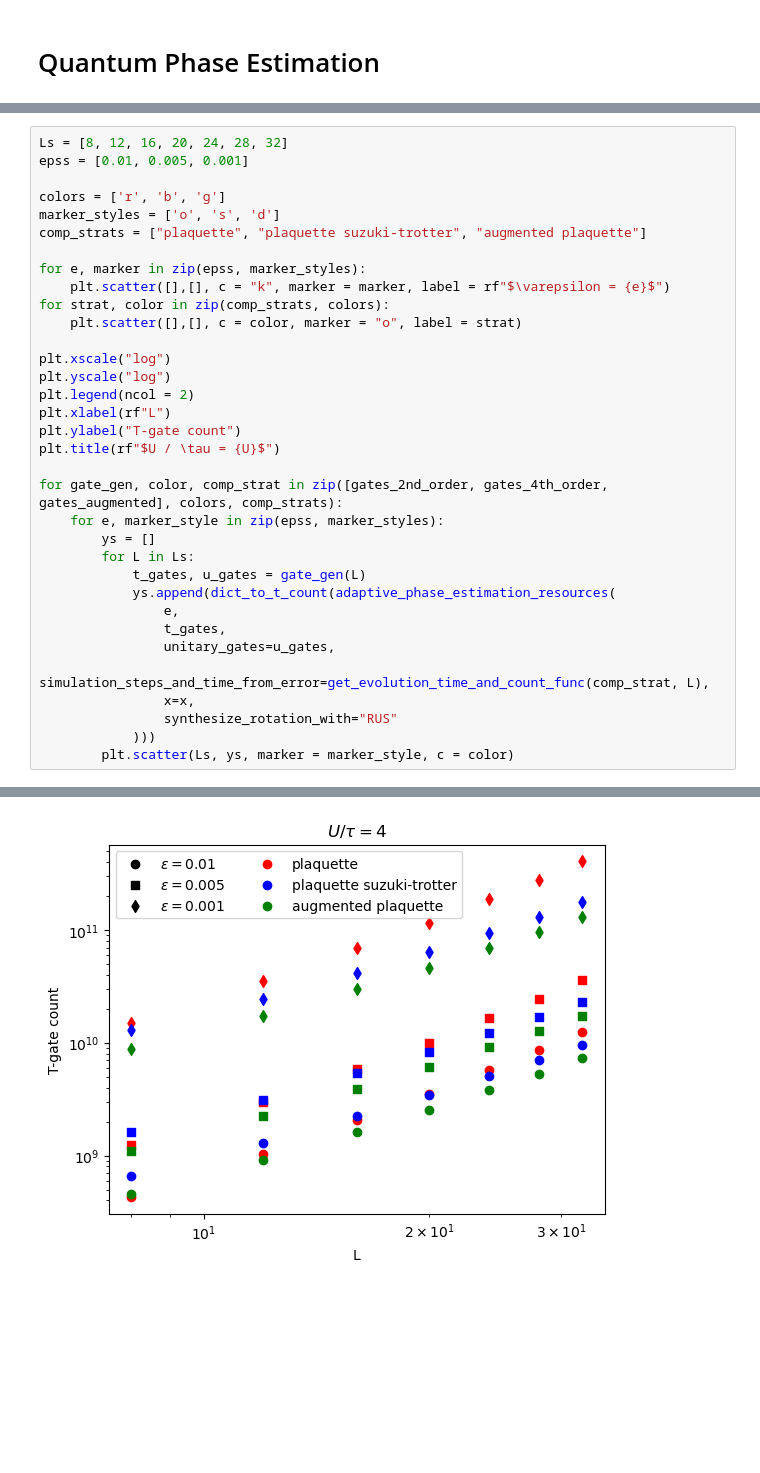
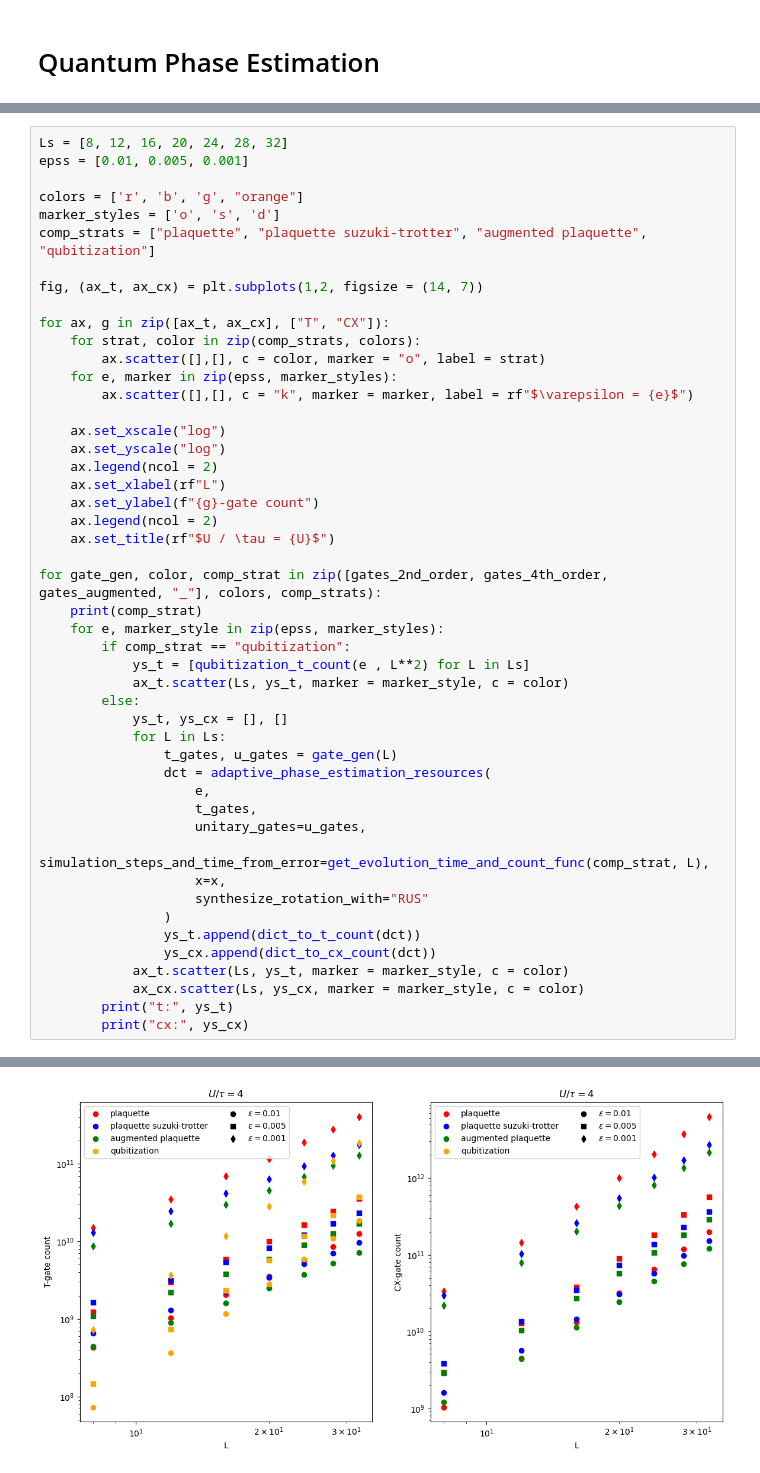
Before and after one commit to BjornTCC/lie-trotterization, a Jupyter notebook: square_lattice.ipynb, the cells around one changed output, grey strips where cells are left out. Drawn from its saved outputs; the diff is of its cells as text; blank space fills up the shorter version.

```diff
--- a/square_lattice.ipynb
+++ b/square_lattice.ipynb
@@ -231,34 +310,48 @@ for gate_gen, color, comp_strat in zip([gates_2nd_order, gates_4th_order, gates_
 Ls = [8, 12, 16, 20, 24, 28, 32]
 epss = [0.01, 0.005, 0.001]
 
-colors = ['r', 'b', 'g']
+colors = ['r', 'b', 'g', "orange"]
 marker_styles = ['o', 's', 'd']
-comp_strats = ["plaquette", "plaquette suzuki-trotter", "augmented plaquette"]
+comp_strats = ["plaquette", "plaquette suzuki-trotter", "augmented plaquette", "qubitization"]
 
-for e, marker in zip(epss, marker_styles):
-    plt.scatter([],[], c = "k", marker = marker, label = rf"$\varepsilon = {e}$")
-for strat, color in zip(comp_strats, colors):
-    plt.scatter([],[], c = color, marker = "o", label = strat)
+fig, (ax_t, ax_cx) = plt.subplots(1,2, figsize = (14, 7))
 
-plt.xscale("log")
-plt.yscale("log")
-plt.legend(ncol = 2)
-plt.xlabel(rf"L")
-plt.ylabel("T-gate count")
-plt.title(rf"$U / \tau = {U}$")
+for ax, g in zip([ax_t, ax_cx], ["T", "CX"]):
+    for strat, color in zip(comp_strats, colors):
+        ax.scatter([],[], c = color, marker = "o", label = strat)
+    for e, marker in zip(epss, marker_styles):
+        ax.scatter([],[], c = "k", marker = marker, label = rf"$\varepsilon = {e}$")
 
-for gate_gen, color, comp_strat in zip([gates_2nd_order, gates_4th_order, gates_augmented], colors, comp_strats):
+    ax.set_xscale("log")
+    ax.set_yscale("log")
+    ax.legend(ncol = 2)
+    ax.set_xlabel(rf"L")
+    ax.set_ylabel(f"{g}-gate count")
+    ax.legend(ncol = 2)
+    ax.set_title(rf"$U / \tau = {U}$")
+
+for gate_gen, color, comp_strat in zip([gates_2nd_order, gates_4th_order, gates_augmented, "_"], colors, comp_strats):
+    print(comp_strat)
     for e, marker_style in zip(epss, marker_styles):
-        ys = []
-        for L in Ls:
-            t_gates, u_gates = gate_gen(L)
-            ys.append(dict_to_t_count(adaptive_phase_estimation_resources(
-                e,
-                t_gates,
-                unitary_gates=u_gates,
-                simulation_steps_and_time_from_error=get_evolution_time_and_count_func(comp_strat, L),
-                x=x,
-                synthesize_rotation_with="RUS"
-            )))
-        plt.scatter(Ls, ys, marker = marker_style, c = color)
+        if comp_strat == "qubitization":
+            ys_t = [qubitization_t_count(e , L**2) for L in Ls]
+            ax_t.scatter(Ls, ys_t, marker = marker_style, c = color)
+        else:
+            ys_t, ys_cx = [], []
+            for L in Ls:
+                t_gates, u_gates = gate_gen(L)
+                dct = adaptive_phase_estimation_resources(
+                    e,
+                    t_gates,
+                    unitary_gates=u_gates,
+                    simulation_steps_and_time_from_error=get_evolution_time_and_count_func(comp_strat, L),
+                    x=x,
+                    synthesize_rotation_with="RUS"
+                )
+                ys_t.append(dict_to_t_count(dct))
+                ys_cx.append(dict_to_cx_count(dct))
+            ax_t.scatter(Ls, ys_t, marker = marker_style, c = color)
+            ax_cx.scatter(Ls, ys_cx, marker = marker_style, c = color)
+        print("t:", ys_t)
+        print("cx:", ys_cx)
 # %% [output]
@@ -265 +375 @@ for gate_gen, color, comp_strat in zip([gates_2nd_order, gates_4th_order, gates_
-[figure, old version]
+[figure, new version]
```
Also changed, not shown: parts of 15 cells of this notebook, 8 other files.
